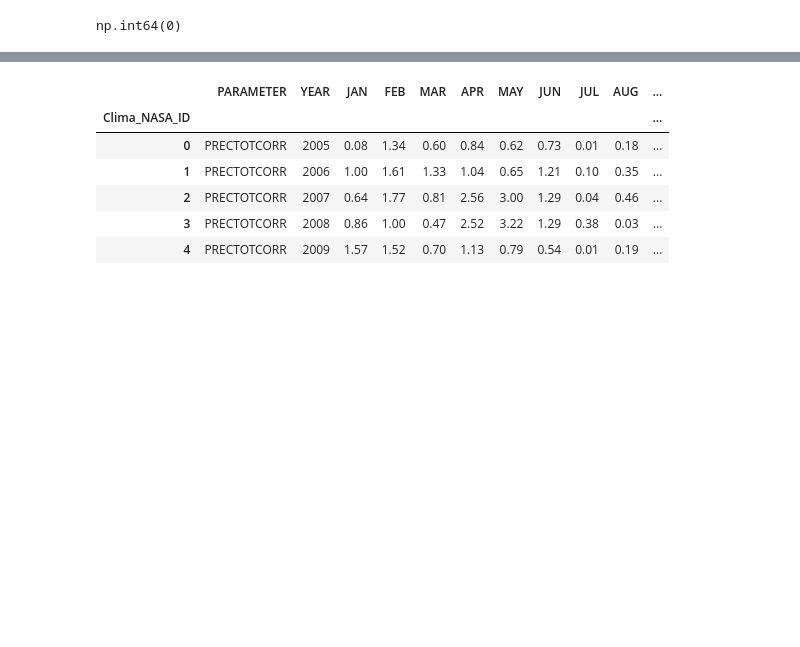
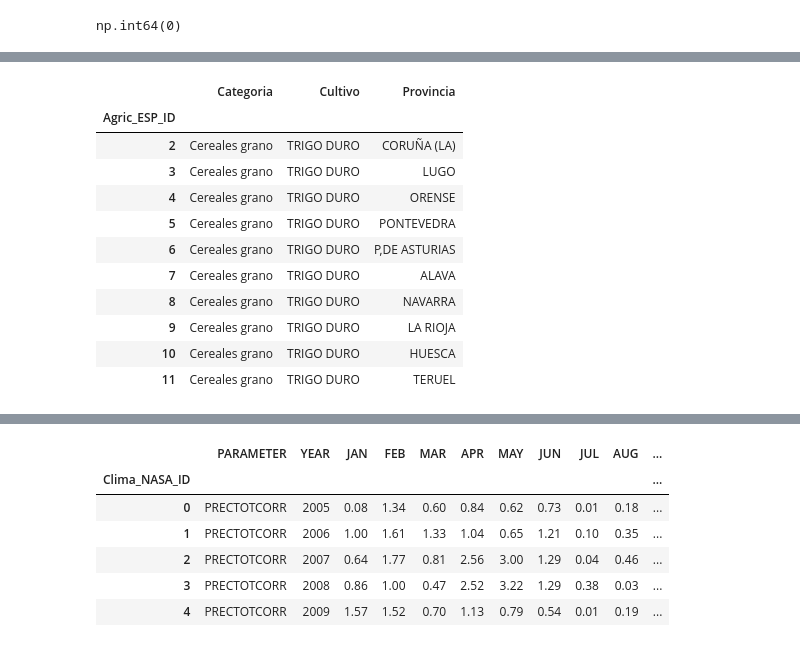
Before and after one commit to RosaSierr0609/Impacto-del-clima-en-la-agricultura-, a Jupyter notebook: 1. Exploración_preprocesamiento.ipynb, the cells around one changed output, grey strips where cells are left out. Saved outputs shown, nothing was run; the diff lists cells and outputs as text; code cells hidden in the pictures; blank space fills up the shorter version.

```diff
--- a/1. Exploración_preprocesamiento.ipynb
+++ b/1. Exploración_preprocesamiento.ipynb
@@ -325,0 +392,18 @@ agric_ESP_final.head()
+# %%
+agric_ESP_final = agric_ESP_copia[agric_ESP_copia["tipo"] == "provincia"].copy()
+agric_ESP_final = agric_ESP_final.rename(columns={"nombre": "Provincia"})
+
+agric_ESP_final[["Categoria", "Cultivo", "Provincia"]].head(10)
+# %% [output]
+|  | Categoria | Cultivo | Provincia |
+| Agric_ESP_ID |  |  |  |
+| 2 | Cereales grano | TRIGO DURO | CORUÑA (LA) |
+| 3 | Cereales grano | TRIGO DURO | LUGO |
+| 4 | Cereales grano | TRIGO DURO | ORENSE |
+| 5 | Cereales grano | TRIGO DURO | PONTEVEDRA |
+| 6 | Cereales grano | TRIGO DURO | P,DE ASTURIAS |
+| 7 | Cereales grano | TRIGO DURO | ALAVA |
+| 8 | Cereales grano | TRIGO DURO | NAVARRA |
+| 9 | Cereales grano | TRIGO DURO | LA RIOJA |
+| 10 | Cereales grano | TRIGO DURO | HUESCA |
+| 11 | Cereales grano | TRIGO DURO | TERUEL |
```
Also changed, not shown: parts of 11 cells of this notebook, 1 other file.
